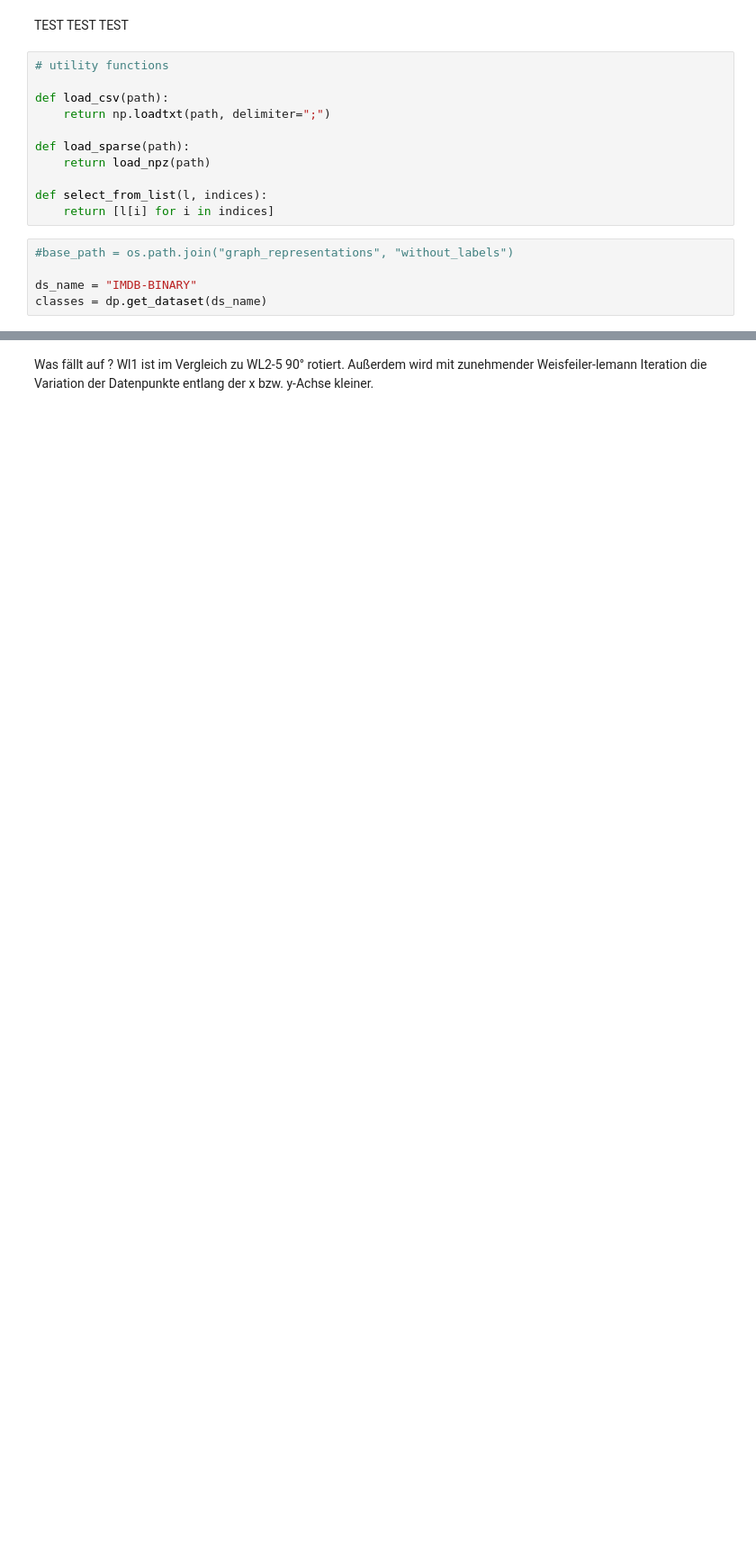
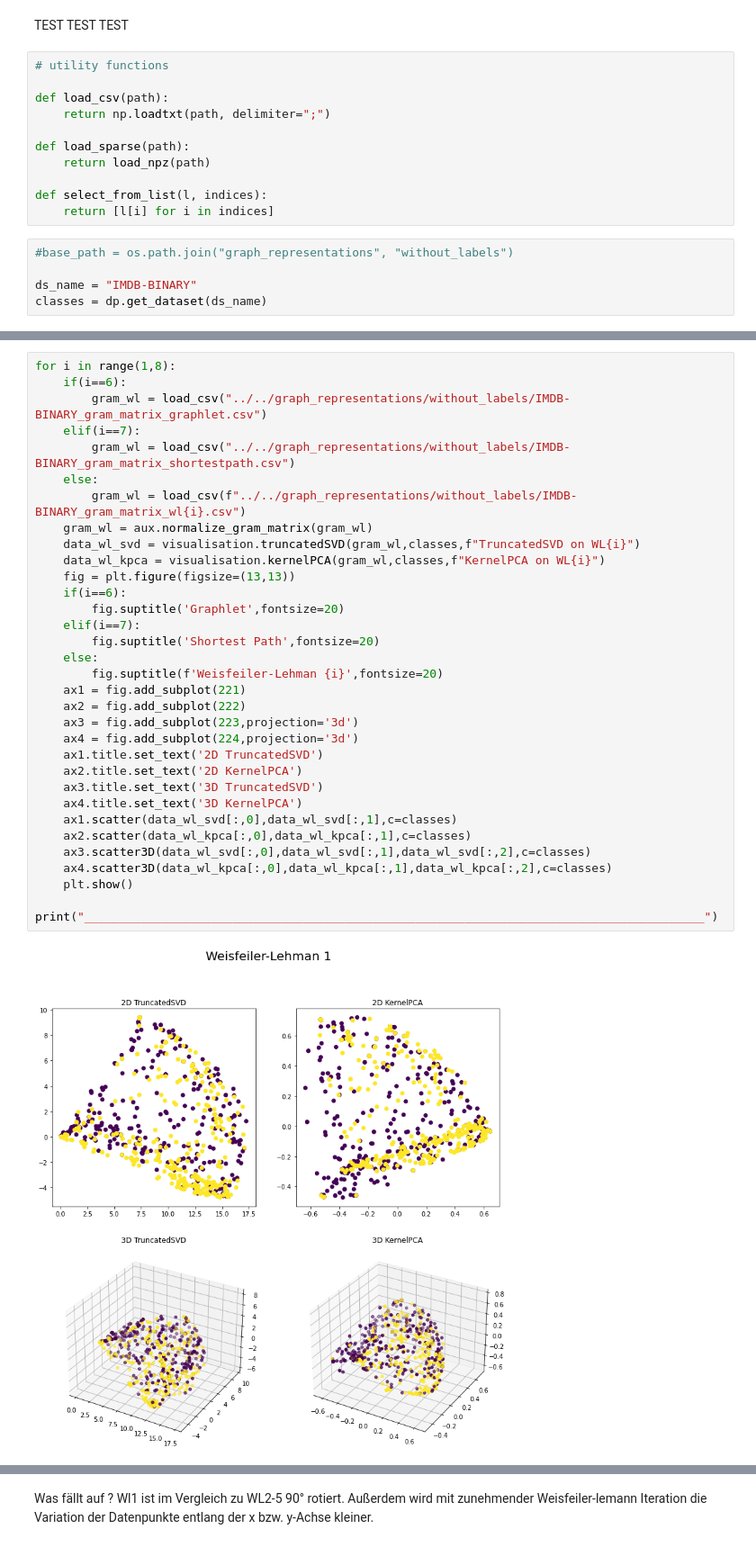
Before and after one commit to Niklas123456789/DM, a Jupyter notebook: tudataset/tud_benchmark/EDA.ipynb, the cells around one changed output, grey strips where cells are left out. Shown at 90% size. Saved outputs shown, nothing was run; the diff lists cells and outputs as text; blank space fills up the shorter version.

```diff
--- a/tudataset/tud_benchmark/EDA.ipynb
+++ b/tudataset/tud_benchmark/EDA.ipynb
@@ -41,0 +27,34 @@ for i in range(1,6):
+# %%
+for i in range(1,8):
+    if(i==6):
+        gram_wl = load_csv("../../graph_representations/without_labels/IMDB-BINARY_gram_matrix_graphlet.csv")
+    elif(i==7):
+        gram_wl = load_csv("../../graph_representations/without_labels/IMDB-BINARY_gram_matrix_shortestpath.csv")
+    else:
+        gram_wl = load_csv(f"../../graph_representations/without_labels/IMDB-BINARY_gram_matrix_wl{i}.csv")
+    gram_wl = aux.normalize_gram_matrix(gram_wl)
+    data_wl_svd = visualisation.truncatedSVD(gram_wl,classes,f"TruncatedSVD on WL{i}")
+    data_wl_kpca = visualisation.kernelPCA(gram_wl,classes,f"KernelPCA on WL{i}")
+    fig = plt.figure(figsize=(13,13))
+    if(i==6):
+        fig.suptitle('Graphlet',fontsize=20)
+    elif(i==7):
+        fig.suptitle('Shortest Path',fontsize=20)
+    else:
+        fig.suptitle(f'Weisfeiler-Lehman {i}',fontsize=20)
+    ax1 = fig.add_subplot(221)
+    ax2 = fig.add_subplot(222)
+    ax3 = fig.add_subplot(223,projection='3d')
+    ax4 = fig.add_subplot(224,projection='3d')
+    ax1.title.set_text('2D TruncatedSVD')
+    ax2.title.set_text('2D KernelPCA')
+    ax3.title.set_text('3D TruncatedSVD')
+    ax4.title.set_text('3D KernelPCA')
+    ax1.scatter(data_wl_svd[:,0],data_wl_svd[:,1],c=classes)
+    ax2.scatter(data_wl_kpca[:,0],data_wl_kpca[:,1],c=classes)
+    ax3.scatter3D(data_wl_svd[:,0],data_wl_svd[:,1],data_wl_svd[:,2],c=classes)
+    ax4.scatter3D(data_wl_kpca[:,0],data_wl_kpca[:,1],data_wl_kpca[:,2],c=classes)
+    plt.show()
+    print("________________________________________________________________________________________")
+# %% [output]
+[figure, added]
```
Also changed, not shown: parts of 9 cells of this notebook, 3 other files.
